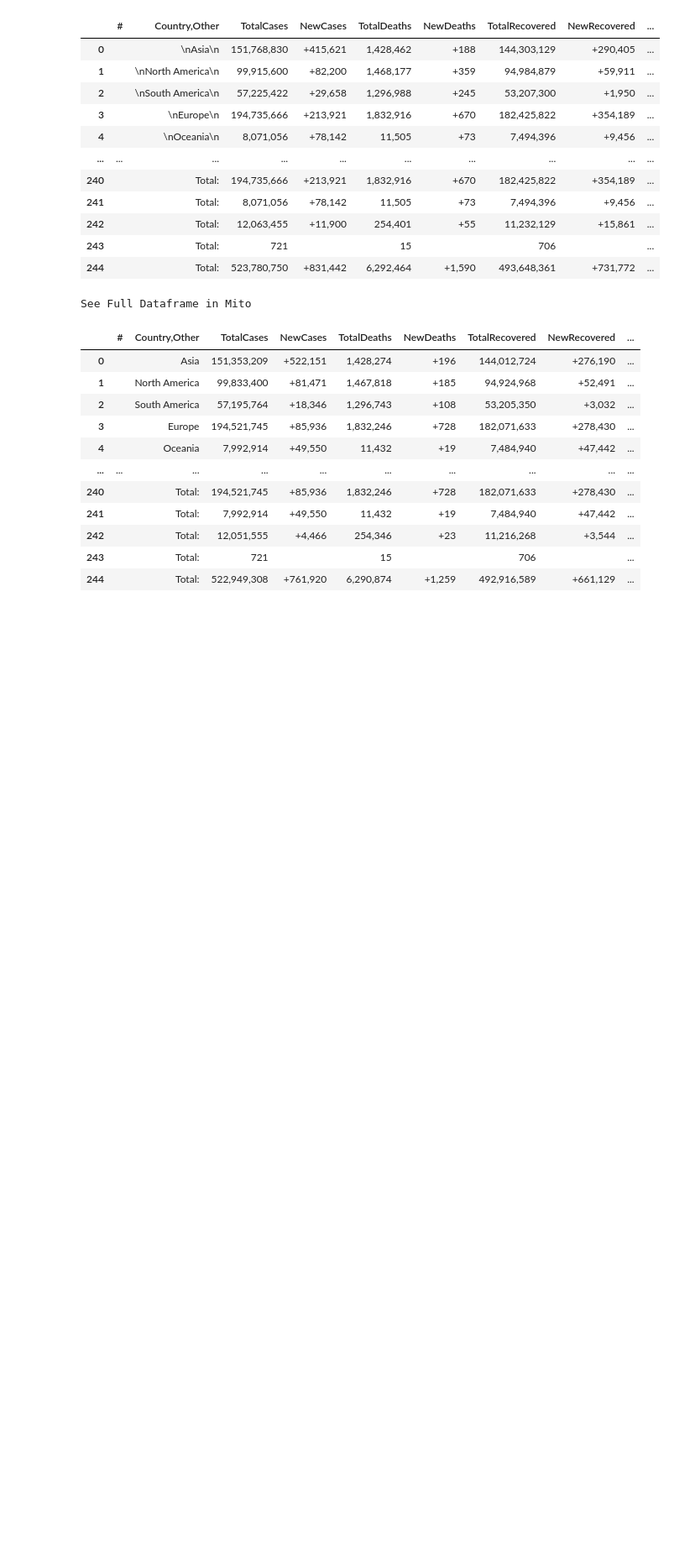
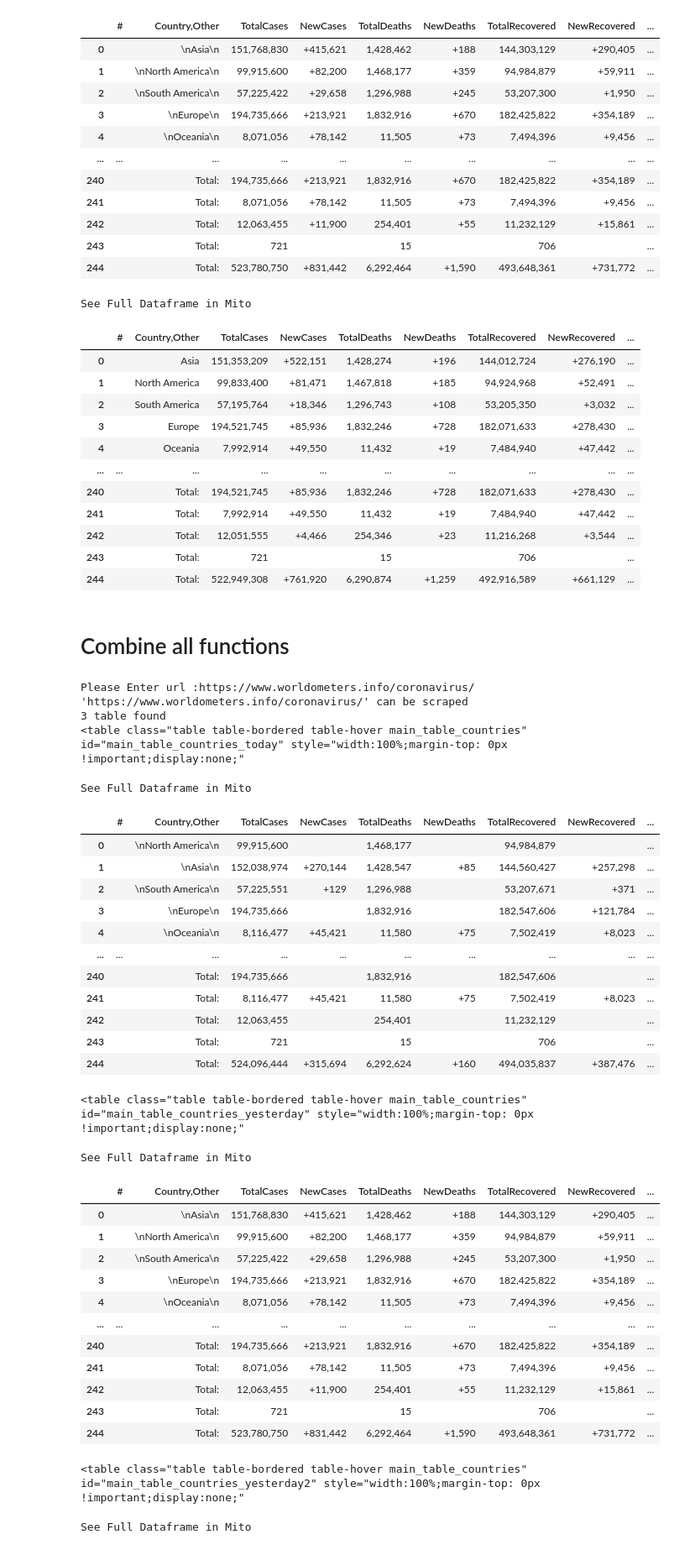
Before and after one commit to j3gad335h/Webscraping-Extract-Table, a Jupyter notebook: Webscraping-Extract Tables.ipynb, the cells around one changed output. Shown at 84% size. Cells and saved outputs as stored; diff of their text form; code cells hidden in the pictures; blank space fills up the shorter version.

```diff
--- a/Webscraping-Extract Tables.ipynb
+++ b/Webscraping-Extract Tables.ipynb
@@ -148,6 +128,7 @@ def list_tables(url):
         table_class.append(s)
     return table,table_class
 # %%
+url='https://www.worldometers.info/coronavirus/'
 table,table_class=list_tables(url)
 table_class
 # %% [output]
@@ -224,3 +205,5 @@ See Full Dataframe in Mito
 | 242 |  | Total: | 12,051,555 | +4,466 | 254,346 | +23 | 11,216,268 | +3,544 | ... |
 | 243 |  | Total: | 721 |  | 15 |  | 706 |  | ... |
 | 244 |  | Total: | 522,949,308 | +761,920 | 6,290,874 | +1,259 | 492,916,589 | +661,129 | ... |
+# %% [markdown]
+# Combine all functions
@@ -226,0 +271,47 @@ See Full Dataframe in Mito
+# %%
+url=str(input('Please Enter url :'))
+x=get_url(url)
+if x==1:
+    table,table_class = list_tables(url)
+    print(f"{len(table)} table found")
+    my_data=['']*len(table)
+    for i in range(0,len(table)):
+        my_data[i]=create_data(table[i])
+        print(table_class[i])
+
+else:
+    print("Execution stopped")
+# %% [output]
+Please Enter url :https://www.worldometers.info/coronavirus/
+'https://www.worldometers.info/coronavirus/' can be scraped
+3 table found
+<table class="table table-bordered table-hover main_table_countries" id="main_table_countries_today" style="width:100%;margin-top: 0px !important;display:none;"
+See Full Dataframe in Mito
+|  | # | Country,Other | TotalCases | NewCases | TotalDeaths | NewDeaths | TotalRecovered | NewRecovered | ... |
+| 0 |  | \nNorth America\n | 99,915,600 |  | 1,468,177 |  | 94,984,879 |  | ... |
+| 1 |  | \nAsia\n | 152,038,974 | +270,144 | 1,428,547 | +85 | 144,560,427 | +257,298 | ... |
+| 2 |  | \nSouth America\n | 57,225,551 | +129 | 1,296,988 |  | 53,207,671 | +371 | ... |
+| 3 |  | \nEurope\n | 194,735,666 |  | 1,832,916 |  | 182,547,606 | +121,784 | ... |
+| 4 |  | \nOceania\n | 8,116,477 | +45,421 | 11,580 | +75 | 7,502,419 | +8,023 | ... |
+| ... | ... | ... | ... | ... | ... | ... | ... | ... | ... |
+| 240 |  | Total: | 194,735,666 |  | 1,832,916 |  | 182,547,606 |  | ... |
+| 241 |  | Total: | 8,116,477 | +45,421 | 11,580 | +75 | 7,502,419 | +8,023 | ... |
+| 242 |  | Total: | 12,063,455 |  | 254,401 |  | 11,232,129 |  | ... |
+| 243 |  | Total: | 721 |  | 15 |  | 706 |  | ... |
+| 244 |  | Total: | 524,096,444 | +315,694 | 6,292,624 | +160 | 494,035,837 | +387,476 | ... |
+<table class="table table-bordered table-hover main_table_countries" id="main_table_countries_yesterday" style="width:100%;margin-top: 0px !important;display:none;"
+See Full Dataframe in Mito
+|  | # | Country,Other | TotalCases | NewCases | TotalDeaths | NewDeaths | TotalRecovered | NewRecovered | ... |
+| 0 |  | \nAsia\n | 151,768,830 | +415,621 | 1,428,462 | +188 | 144,303,129 | +290,405 | ... |
+| 1 |  | \nNorth America\n | 99,915,600 | +82,200 | 1,468,177 | +359 | 94,984,879 | +59,911 | ... |
+| 2 |  | \nSouth America\n | 57,225,422 | +29,658 | 1,296,988 | +245 | 53,207,300 | +1,950 | ... |
+| 3 |  | \nEurope\n | 194,735,666 | +213,921 | 1,832,916 | +670 | 182,425,822 | +354,189 | ... |
+| 4 |  | \nOceania\n | 8,071,056 | +78,142 | 11,505 | +73 | 7,494,396 | +9,456 | ... |
+| ... | ... | ... | ... | ... | ... | ... | ... | ... | ... |
+| 240 |  | Total: | 194,735,666 | +213,921 | 1,832,916 | +670 | 182,425,822 | +354,189 | ... |
+| 241 |  | Total: | 8,071,056 | +78,142 | 11,505 | +73 | 7,494,396 | +9,456 | ... |
+| 242 |  | Total: | 12,063,455 | +11,900 | 254,401 | +55 | 11,232,129 | +15,861 | ... |
+| 243 |  | Total: | 721 |  | 15 |  | 706 |  | ... |
+| 244 |  | Total: | 523,780,750 | +831,442 | 6,292,464 | +1,590 | 493,648,361 | +731,772 | ... |
+<table class="table table-bordered table-hover main_table_countries" id="main_table_countries_yesterday2" style="width:100%;margin-top: 0px !important;display:none;"
+See Full Dataframe in Mito
```
Also changed, not shown: parts of 5 cells of this notebook.
